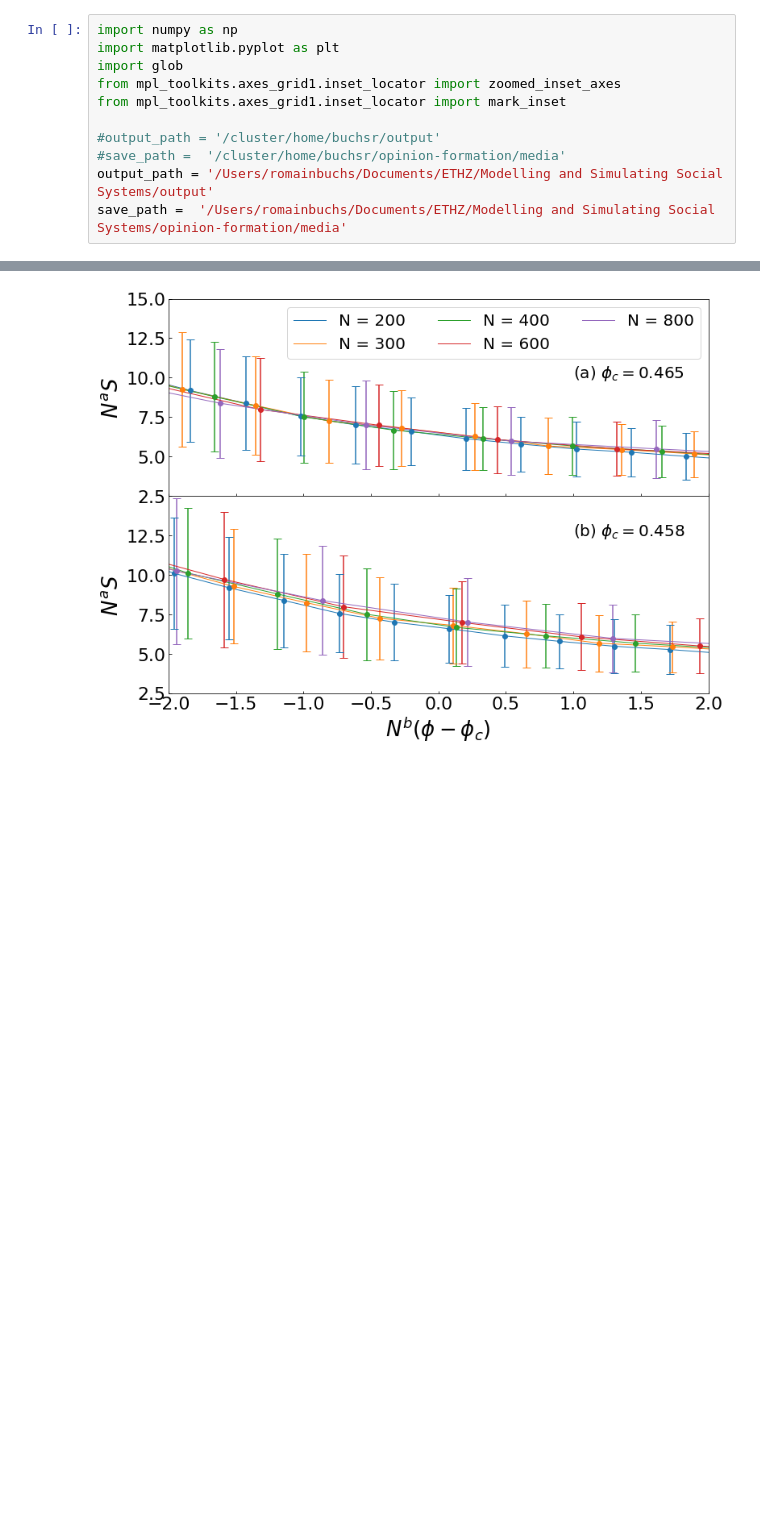
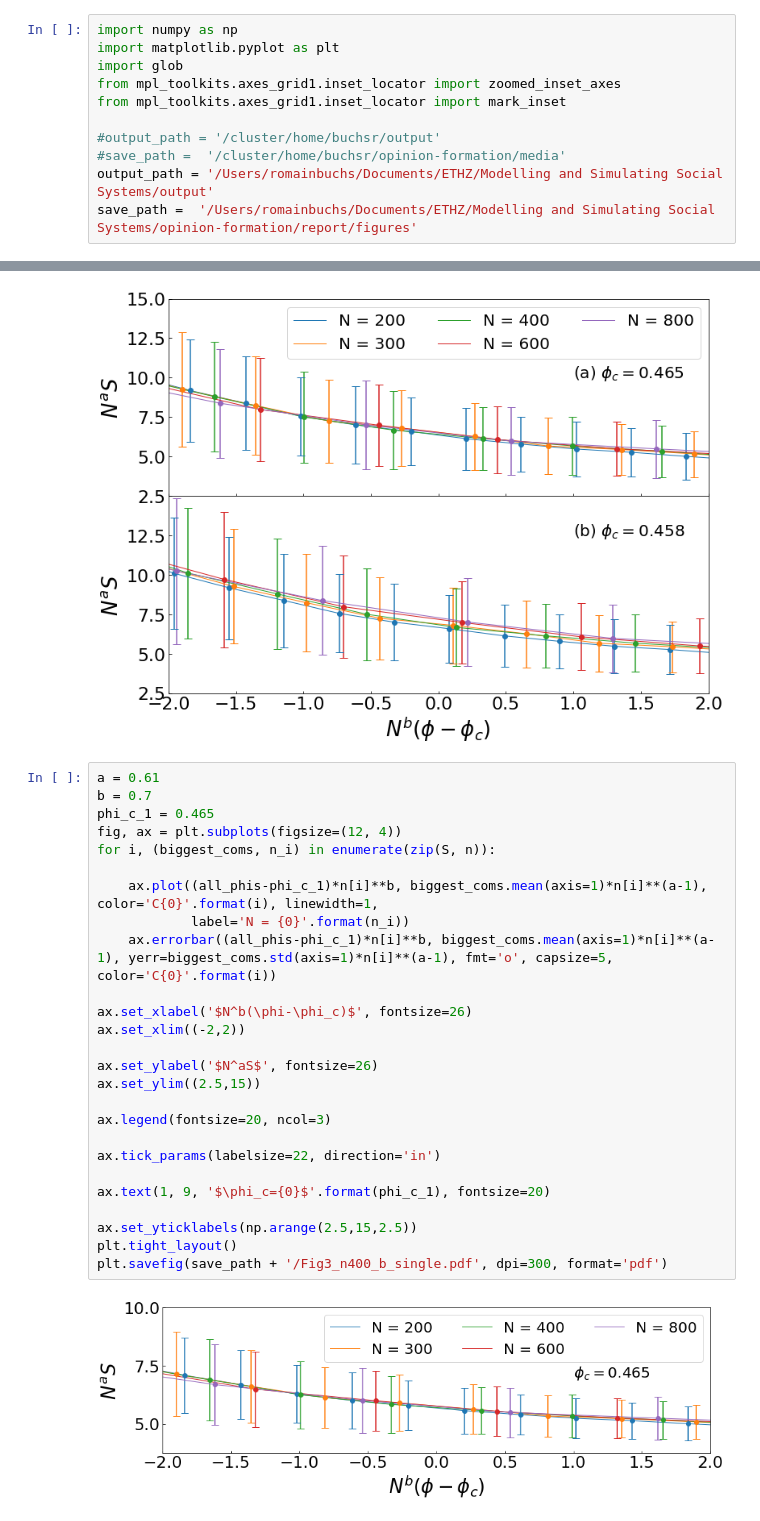
Before and after one commit to rbuchs/opinion-formation, a Jupyter notebook: code/Fig3.ipynb, the cells around one changed output, grey strips where cells are left out. Saved outputs shown, nothing was run; the diff lists cells and outputs as text; blank space fills up the shorter version.

```diff
--- a/code/Fig3.ipynb
+++ b/code/Fig3.ipynb
@@ -8,7 +8,7 @@ from mpl_toolkits.axes_grid1.inset_locator import mark_inset
 #output_path = '/cluster/home/buchsr/output'
 #save_path =  '/cluster/home/buchsr/opinion-formation/media'
 output_path = '/Users/romainbuchs/Documents/ETHZ/Modelling and Simulating Social Systems/output'
-save_path =  '/Users/romainbuchs/Documents/ETHZ/Modelling and Simulating Social Systems/opinion-formation/media'
+save_path =  '/Users/romainbuchs/Documents/ETHZ/Modelling and Simulating Social Systems/opinion-formation/report/figures'
 # %%
 tag = 'fig3'
 n = np.array([200, 300, 400, 600, 800])
@@ -214,3 +214,31 @@ plt.subplots_adjust(hspace=0)
 #plt.savefig(save_path + '/Fig3_n400_b.pdf', dpi=300, format='pdf')
 # %% [output]
 [figure]
+# %%
+a = 0.61
+b = 0.7
+phi_c_1 = 0.465
+fig, ax = plt.subplots(figsize=(12, 4))
+for i, (biggest_coms, n_i) in enumerate(zip(S, n)):
+
+    ax.plot((all_phis-phi_c_1)*n[i]**b, biggest_coms.mean(axis=1)*n[i]**(a-1), color='C{0}'.format(i), linewidth=1,
+            label='N = {0}'.format(n_i))
+    ax.errorbar((all_phis-phi_c_1)*n[i]**b, biggest_coms.mean(axis=1)*n[i]**(a-1), yerr=biggest_coms.std(axis=1)*n[i]**(a-1), fmt='o', capsize=5, color='C{0}'.format(i))
+
+ax.set_xlabel('$N^b(\phi-\phi_c)$', fontsize=26)
+ax.set_xlim((-2,2))
+
+ax.set_ylabel('$N^aS$', fontsize=26)
+ax.set_ylim((2.5,15))
+
+ax.legend(fontsize=20, ncol=3)
+
+ax.tick_params(labelsize=22, direction='in')
+
+ax.text(1, 9, '$\phi_c={0}$'.format(phi_c_1), fontsize=20)
+
+ax.set_yticklabels(np.arange(2.5,15,2.5))
+plt.tight_layout()
+plt.savefig(save_path + '/Fig3_n400_b_single.pdf', dpi=300, format='pdf')
+# %% [output]
+[figure, added]
```
Also changed, not shown: 2 other files.
